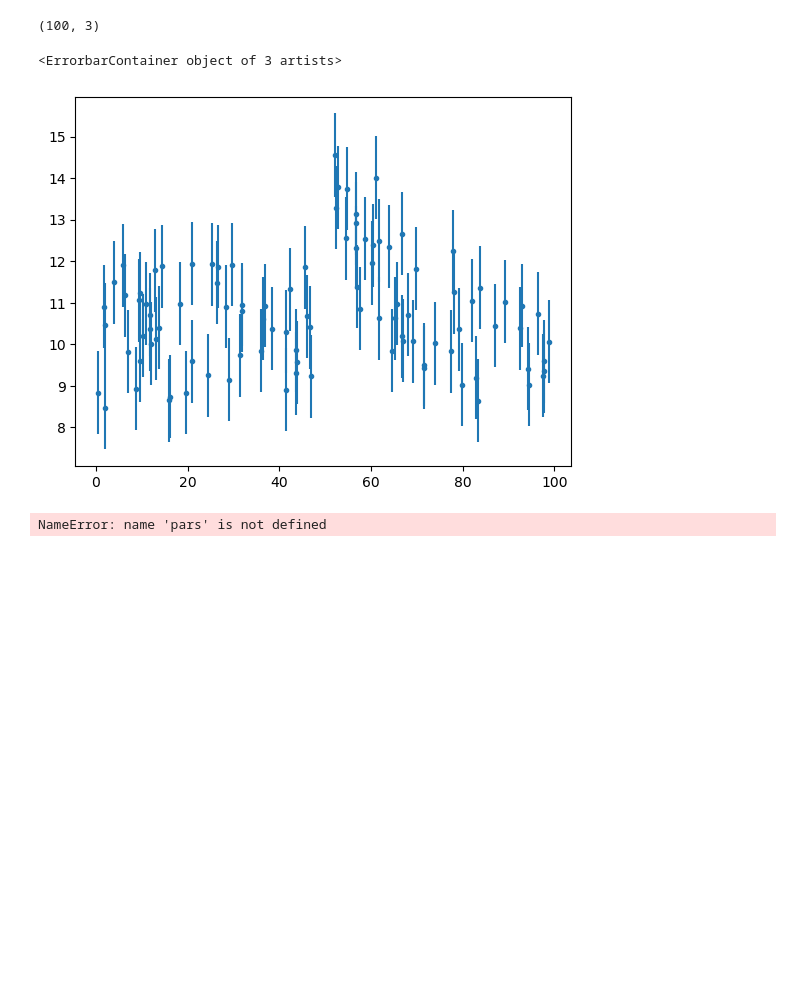
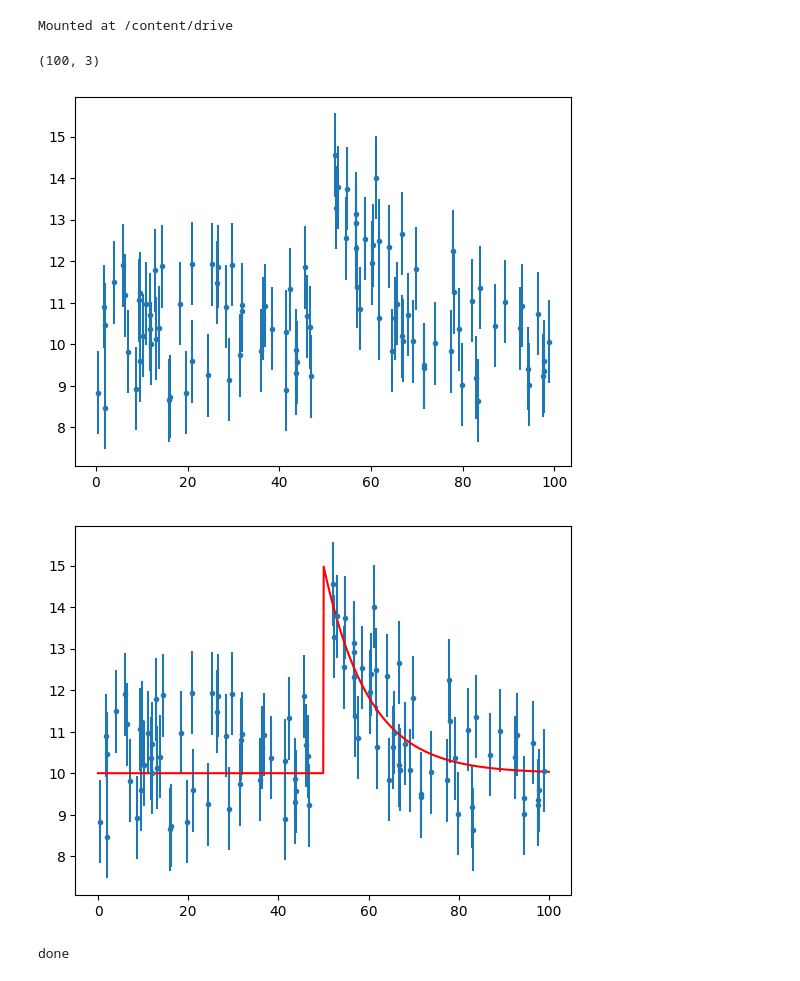
Before and after one commit to EmanuelaMenditto/astrostatistics_bicocca_2025, a Jupyter notebook: working/L11_MCMC_transient.ipynb, the cells around one changed output. Drawn from its saved outputs; the diff is of its cells as text; code cells hidden in the pictures; blank space fills up the shorter version.

Commit message:
Added complete MCMC transient notebook

```diff
--- a/working/L11_MCMC_transient.ipynb
+++ b/working/L11_MCMC_transient.ipynb
@@ -17,18 +42,24 @@ import pandas as pd
 # %%
-file_path = "data_files/transient.npy"
+import os
+from google.colab import drive
+drive.mount('/content/drive')
+drive_path = "/content/drive/MyDrive/AstroStats/"
+file_path = os.path.join(drive_path, "transient.npy")
+# %% [output]
+Mounted at /content/drive
 # %%
 mydata = np.load(file_path)
 print(mydata.shape)
 # %% [output]
 (100, 3)
 # %%
-time = mydata[:, 0]
-flux = mydata[:, 1]
-flux_err = mydata[:, 2]
+time = np.array(mydata[:, 0])
+flux = np.array(mydata[:, 1])
+flux_err = np.array(mydata[:, 2])
 # %%
 plt.errorbar(time, flux, yerr=flux_err, linestyle="", marker=".")
+plt.show()
 # %% [output]
-<ErrorbarContainer object of 3 artists>
 [figure]
 # %%
 # only for vectorial data
@@ -41,4 +72,13 @@ def model(data, pars):
         else:
             result[i] = pars[0]+pars[2]*np.exp(-pars[3]*(data[i]-pars[1]))
     return result
+# %%
+# cdc calculation of initial guesses
+asse_x = np.linspace(0, 100, 1000)
+asse_y = model(asse_x, [10, 50, 5, 0.1])
+plt.errorbar(time, flux, yerr=flux_err, linestyle="", marker=".")
+plt.plot(asse_x, asse_y, color="red")
+plt.show()
+# %% [output]
+[figure, added]
 # %%
@@ -61,17 +107,18 @@ def myLogPosterior(pars, data):
 # %%
 # emcee combines multiple "walkers", each of which is its own MCMC chain. The number of trace results will be nwalkers x nsteps.
 ndim = 4  # number of parameters in the model
-nwalkers = 6  # number of MCMC walkers
-nsteps = 10000 # number of MCMC steps to take **for each walker**
+nwalkers = 10  # number of MCMC walkers (at least twice the number of dimensions)
+nsteps = 50000 # number of MCMC steps to take **for each walker**
 
-# initialize theta
+# initialize theta (inizializzare i camminatori attorno a un punto scelto a occhio nello spazio dei parametri,
+# ma con una piccola variazione casuale, così non partono tutti esattamente dallo stesso).
 np.random.seed(0)
-starting_guesses = np.random.random((nwalkers, ndim))
+starting_guesses = np.array([10, 50, 5, 0.1])+1e-2*np.random.randn(nwalkers, ndim)
 
 # the function call where all the work happens:
-sampler = emcee.EnsembleSampler(nwalkers, ndim, myLogPosterior(pars, time))
+sampler = emcee.EnsembleSampler(nwalkers, ndim, logPosterior, args=(time, flux, flux_err))
 sampler.run_mcmc(starting_guesses, nsteps)
 
 print("done")
 # %% [output]
-NameError: name 'pars' is not defined
+done
```
Also changed, not shown: parts of 15 cells of this notebook.
